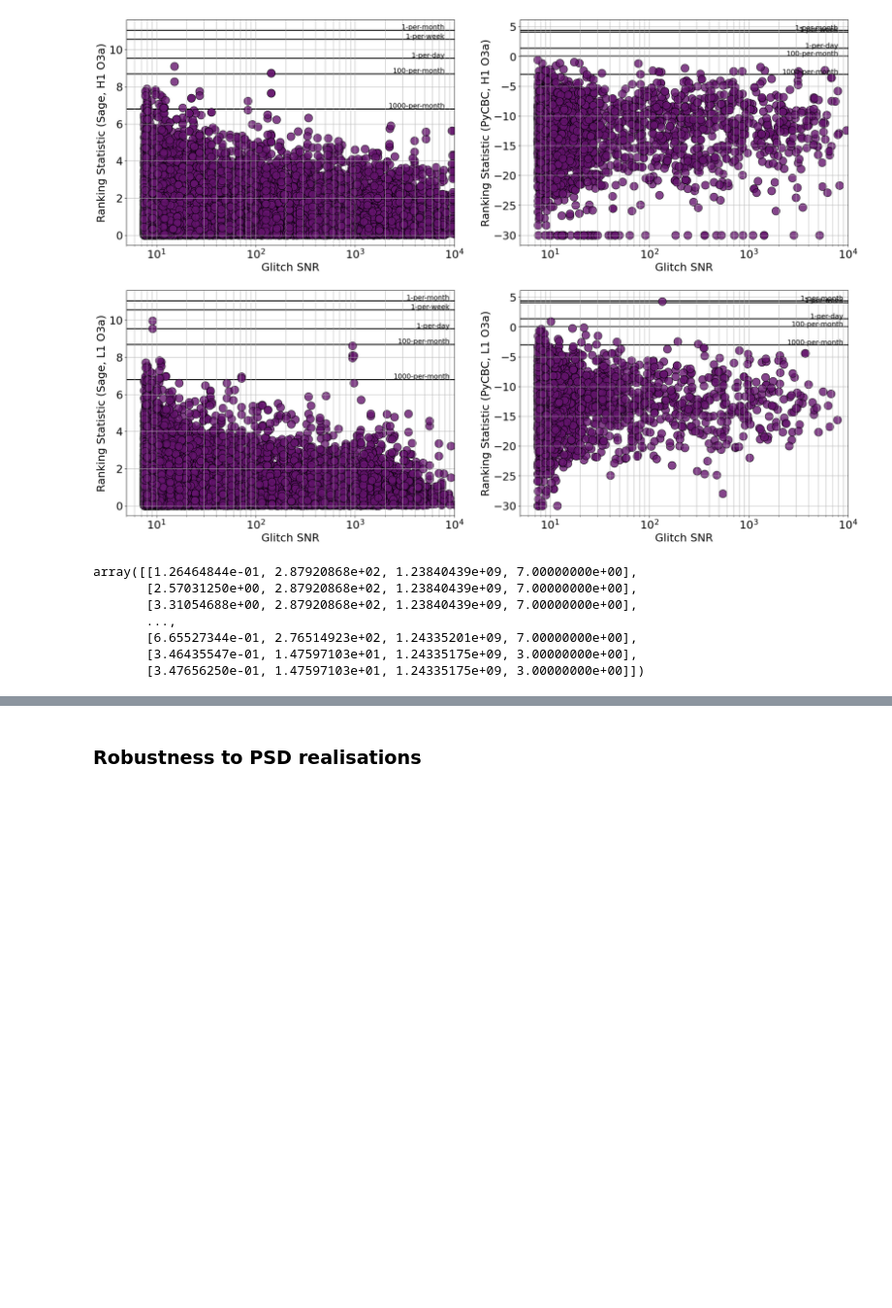
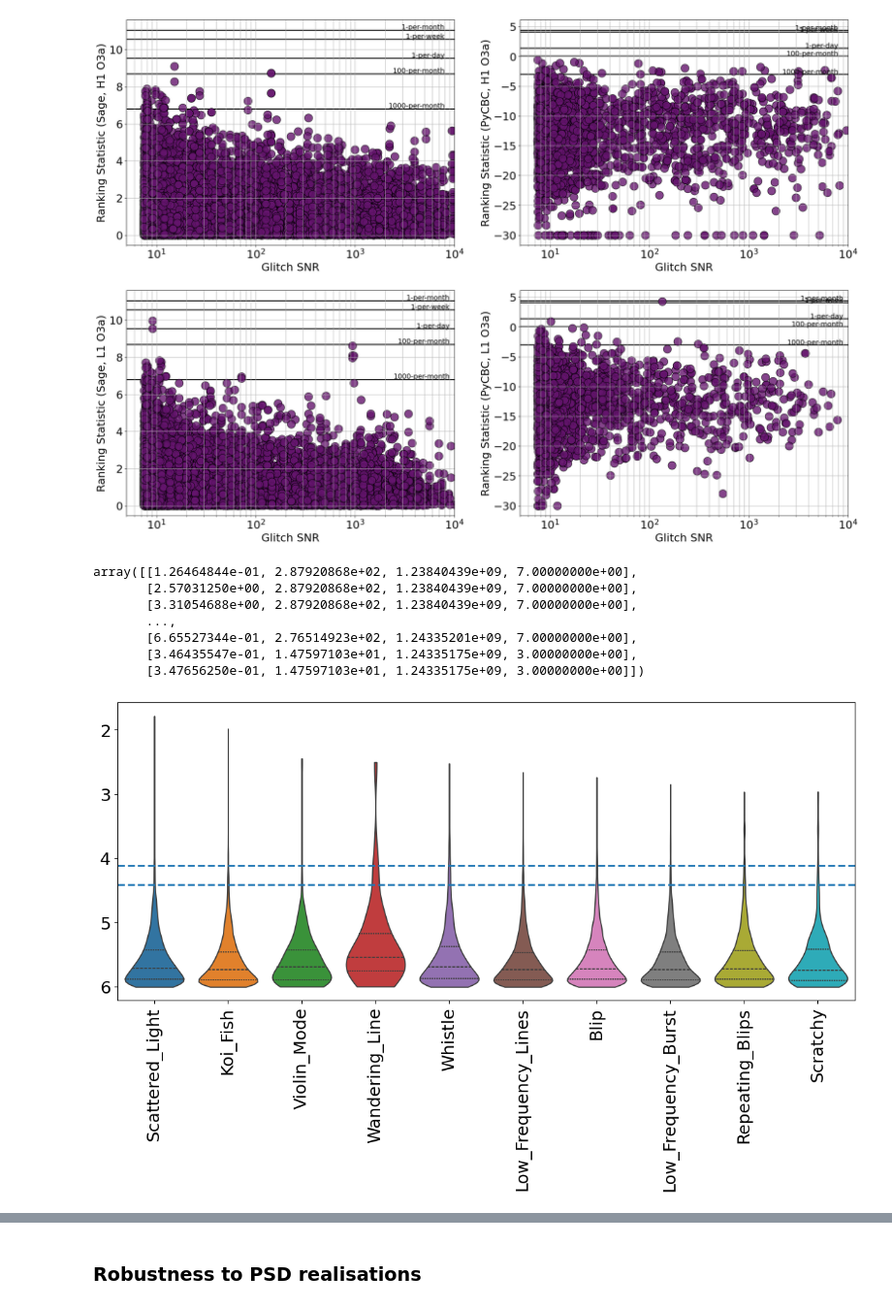
Before and after one commit to nnarenraju/sage, a Jupyter notebook: notebooks/evaluation_plots.ipynb, the cells around one changed output, grey strips where cells are left out. Shown at 97% size. Drawn from its saved outputs; the diff is of its cells as text; code cells hidden in the pictures; blank space fills up the shorter version.

Commit message:
Added FAR thresholds to glitch type violin plot

```diff
--- a/notebooks/evaluation_plots.ipynb
+++ b/notebooks/evaluation_plots.ipynb
@@ -1262,40 +1262,49 @@ def set_axis_style(ax, labels):
 # create test data
 check = 'H1_O3a'
 # Convert triggers to FAR/month
-sage_stats_in_far = [len(team_1['noise_stats'][team_1['noise_stats'] > foo]) for foo in save_glitch_data['Sage'][check][:,0]]
-pycbc_stats_in_far = [len(team_2['noise_stats'][team_2['noise_stats'] > foo]) for foo in save_glitch_data['PyCBC'][check][:,0]]
+sage_stats_in_far = [np.log10(len(team_1['noise_stats'][team_1['noise_stats'] > foo])) for foo in save_glitch_data['Sage'][check][:,0]]
+#pycbc_stats_in_far = [np.log10(len(team_2['noise_stats'][team_2['noise_stats'] > foo])) for foo in save_glitch_data['PyCBC'][check][:,0]]
+#sage_stats_in_far = save_glitch_data['Sage'][check][:,0]
+pycbc_stats_in_far = save_glitch_data['PyCBC'][check][:,0]
 sage_triggers = np.column_stack((save_glitch_data['Sage'][check][:,3], sage_stats_in_far))
 pycbc_triggers = np.column_stack((save_glitch_data['PyCBC'][check][:,3], pycbc_stats_in_far))
 
 # Iterate through all glitch types
 save_sage_triggers = {}
 save_pycbc_triggers = {}
 save_sage_triggers_nums = {}
 save_pycbc_triggers_nums = {}
 for i in range(22):
     # Get all triggers for a particular glitch type
     # Get triggers for Sage and PyCBC
     save_sage_triggers[i] = sage_triggers[:,1][sage_triggers[:,0] == i]
     save_pycbc_triggers[i] = pycbc_triggers[:,1][pycbc_triggers[:,0] == i]
     # glitch_type, trigger_value
-    save_sage_triggers_nums[i] = np.max(sage_triggers[:,1][sage_triggers[:,0] == i], initial=-np.inf)
-    save_pycbc_triggers_nums[i] = np.max(pycbc_triggers[:,1][pycbc_triggers[:,0] == i], initial=-np.inf)
+    save_sage_triggers_nums[i] = np.min(sage_triggers[:,1][sage_triggers[:,0] == i])
+    # save_pycbc_triggers_nums[i] = np.min(pycbc_triggers[:,1][pycbc_triggers[:,0] == i])
 
 # Which triggers types have the highest trigger values
-highest_sage_triggers = dict(sorted(save_sage_triggers_nums.items(), key=lambda item: item[1], reverse=True))
-highest_pycbc_triggers = dict(sorted(save_pycbc_triggers_nums.items(), key=lambda item: item[1], reverse=True))
-top10_glitches_sage = list(highest_sage_triggers.keys())[:5] # top 10 glitch types triggered by sage
-top10_glitches_pycbc = list(highest_pycbc_triggers.keys())[:5] # top 10 glitch types triggered by pycbc
+highest_sage_triggers = dict(sorted(save_sage_triggers_nums.items(), key=lambda item: item[1], reverse=False))
+#highest_pycbc_triggers = dict(sorted(save_pycbc_triggers_nums.items(), key=lambda item: item[1], reverse=False))
+top10_glitches_sage = list(highest_sage_triggers.keys())[:10] # top 10 glitch types triggered by sage
+#top10_glitches_pycbc = list(highest_pycbc_triggers.keys())[:] # top 10 glitch types triggered by pycbc
 
 data = [save_sage_triggers[i][save_sage_triggers[i] > -999] for i in top10_glitches_sage]
 # data = [save_pycbc_triggers[i][save_pycbc_triggers[i] > -5] for i in top10_glitches_pycbc]
 
 fig, ax = plt.subplots(nrows=1, ncols=1, figsize=(14, 6))
 # Make violin plot using searborn
 labels = [map_to_names[foo] for foo in top10_glitches_sage]
 ax = sns.violinplot({key:val for key, val in zip(labels, data)}, cut=0, inner='quart')
 # Setting tick labels
 plt.setp(ax.get_xticklabels(), rotation=90, horizontalalignment='center')
+ax.set_ylim(ax.get_ylim()[::-1])
+
+# Thesholds in FAR
+for thresh_name, thresh in thresh_vals.items():
+    ax.axhline(thresh, ls='--', linewidth=2., label=thresh_name)
 
 plt.subplots_adjust(bottom=0.15, wspace=0.05)
 plt.show()
+# %% [output]
+[figure, added]
```
Also changed, not shown: parts of 1 cell of this notebook.
